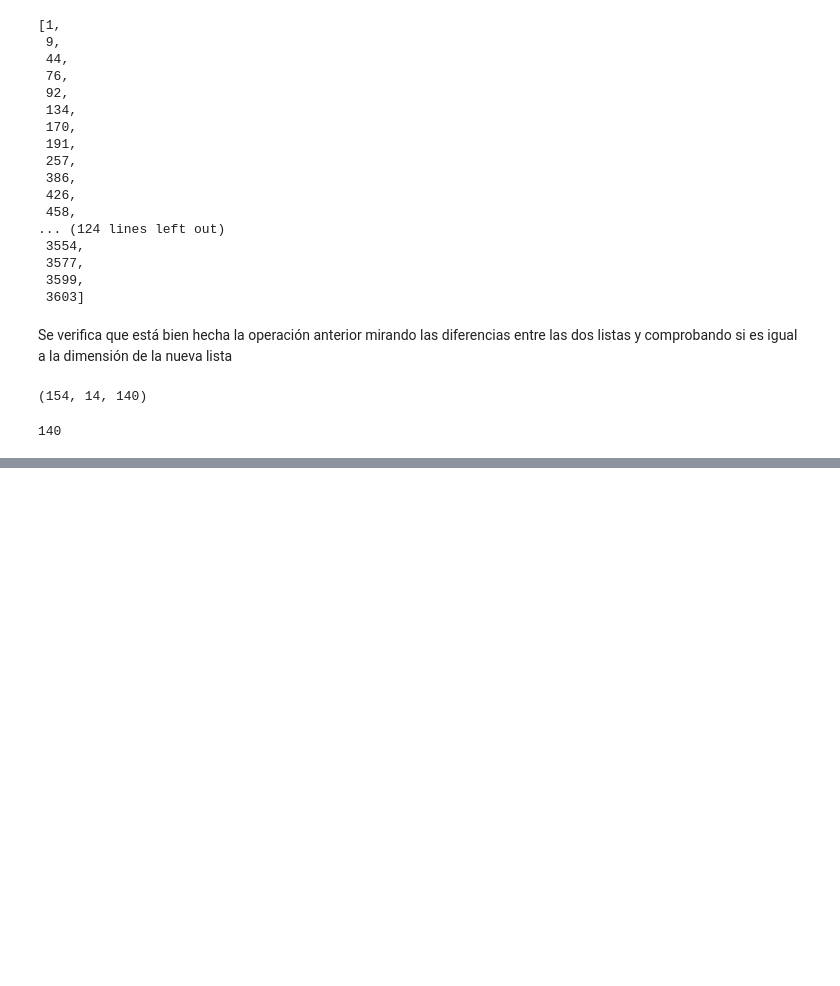
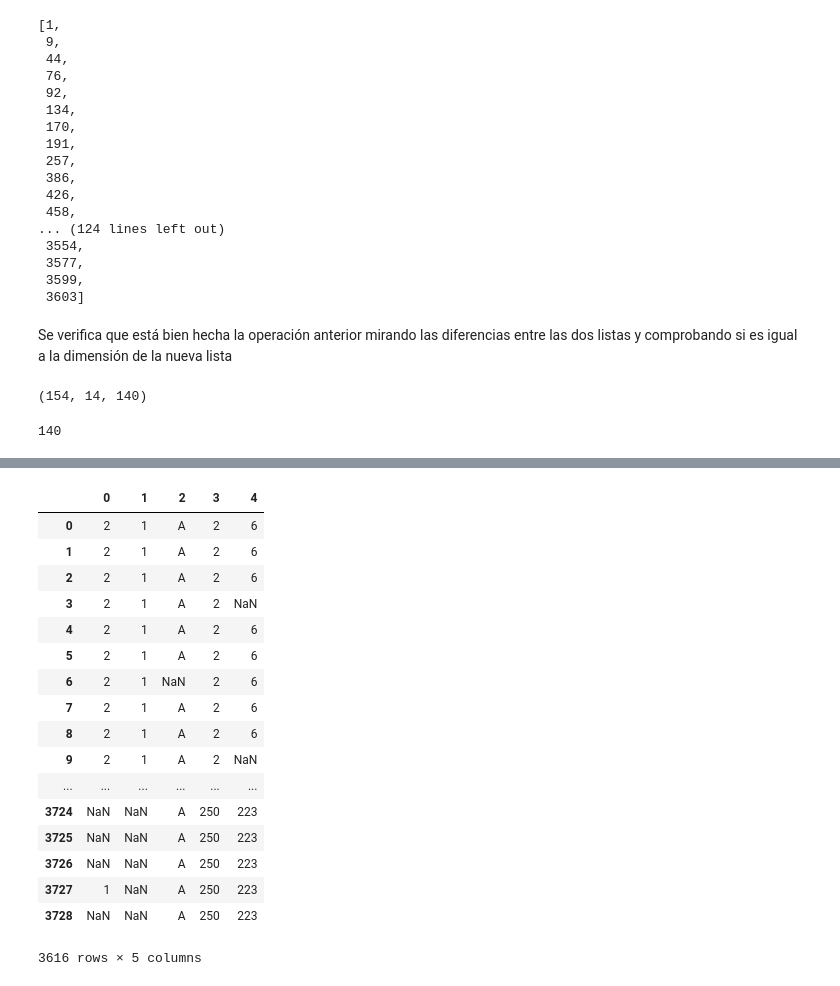
Before and after one commit to AntonioPL/TFM_Kschool, a Jupyter notebook: Tidy1.ipynb, the cells around one changed output, grey strips where cells are left out. Cells and saved outputs as stored; diff of their text form; code cells hidden in the pictures; blank space fills up the shorter version.

```diff
--- a/Tidy1.ipynb
+++ b/Tidy1.ipynb
@@ -615,0 +620,2 @@ len(lista_noconsec_asig)
+# %%
+encu_codigos23 = encu_codigos22.copy()
@@ -615,0 +632,39 @@ len(lista_noconsec_asig)
+# %%
+file = open('pruebaText.txt','w')
+for i in lista_noconsec_asig:
+    if encu_codigos23.iloc[i-1,-2] == encu_codigos23.iloc[i+1,-2]:
+        file.write('Sustituyendo fila %d por el valor anterior condicion 1 \n' %i)
+        encu_codigos23.iloc[i,-2] = encu_codigos23.iloc[i-1,-2]
+    else:
+        if encu_codigos23.iloc[i-1,-1] == encu_codigos23.iloc[i,-1]:
+            file.write('Sustituyendo fila %d por el valor anterior, condicion 2 \n' %i)
+            encu_codigos23.iloc[i,-2] = encu_codigos23.iloc[i-1,-2]
+        else:
+            if pd.isnull(encu_codigos23.iloc[i,-1]) == True:
+                file.write('Sustituyendo fila %d por Nan \n' %i)
+                encu_codigos23.iloc[i,-2] = pd.np.nan
+            else:
+                file.write('Sustituyendo fila %d por el valor posterior, condicion 3 \n' %i)
+                encu_codigos23.iloc[i,-2] = encu_codigos23.iloc[i+1,-2]
+file.close()
+# %%
+encu_codigos23
+# %% [output]
+|  | 0 | 1 | 2 | 3 | 4 |
+| 0 | 2 | 1 | A | 2 | 6 |
+| 1 | 2 | 1 | A | 2 | 6 |
+| 2 | 2 | 1 | A | 2 | 6 |
+| 3 | 2 | 1 | A | 2 | NaN |
+| 4 | 2 | 1 | A | 2 | 6 |
+| 5 | 2 | 1 | A | 2 | 6 |
+| 6 | 2 | 1 | NaN | 2 | 6 |
+| 7 | 2 | 1 | A | 2 | 6 |
+| 8 | 2 | 1 | A | 2 | 6 |
+| 9 | 2 | 1 | A | 2 | NaN |
+| ... | ... | ... | ... | ... | ... |
+| 3724 | NaN | NaN | A | 250 | 223 |
+| 3725 | NaN | NaN | A | 250 | 223 |
+| 3726 | NaN | NaN | A | 250 | 223 |
+| 3727 | 1 | NaN | A | 250 | 223 |
+| 3728 | NaN | NaN | A | 250 | 223 |
+3616 rows × 5 columns
```
Also changed, not shown: parts of 4 cells of this notebook, 1 other file.
